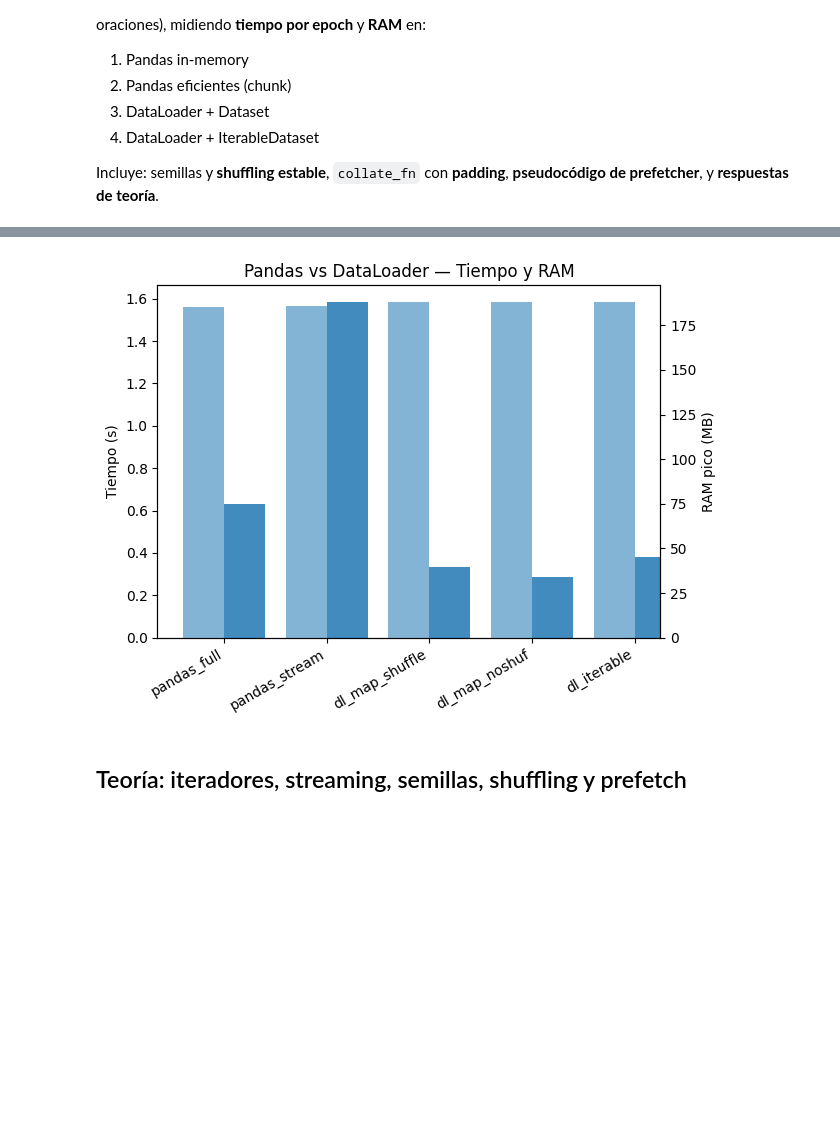
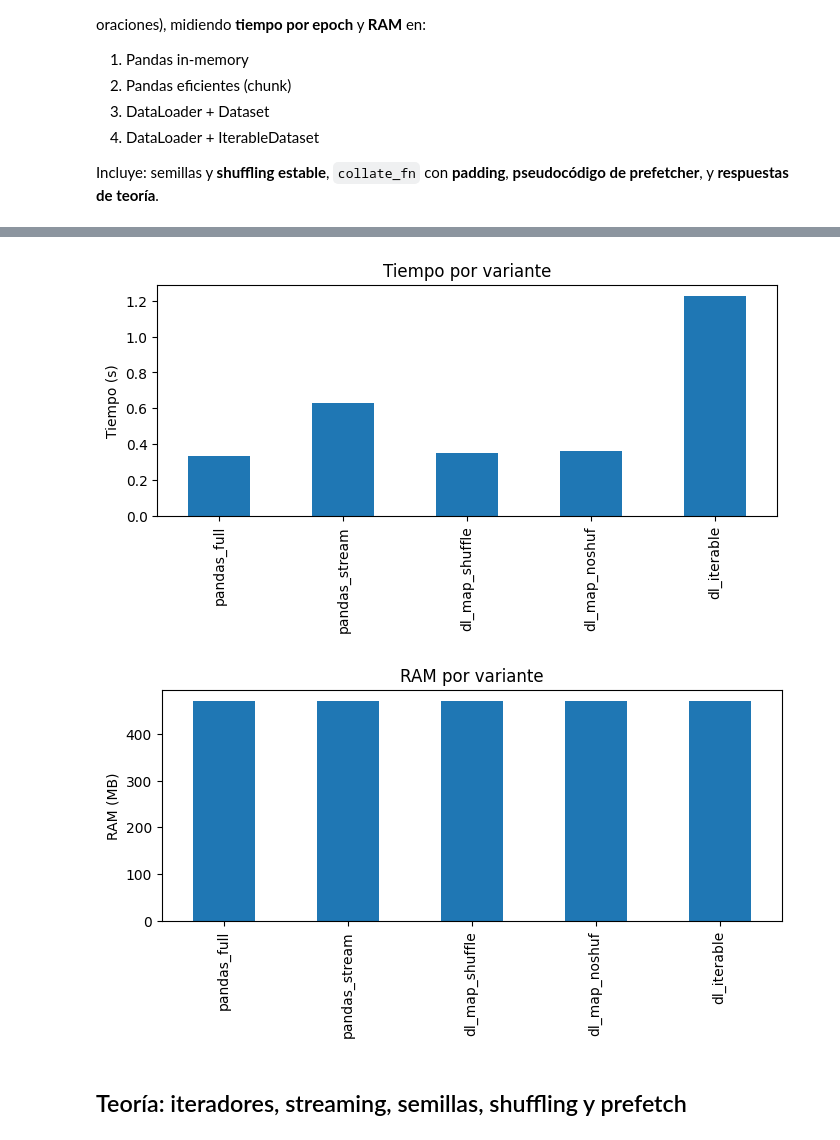
Before and after one commit to Aushzlten12/PC1-nlp, a Jupyter notebook: notebook.ipynb, the cells around one changed output, grey strips where cells are left out. Saved outputs shown, nothing was run; the diff lists cells and outputs as text; code cells hidden in the pictures; blank space fills up the shorter version.

Commit message:
Ultimas actualizaciones del cuaderno

```diff
--- a/notebook.ipynb
+++ b/notebook.ipynb
@@ -192,13 +211,5 @@ dl_iter = DataLoader(ds_iter, batch_size=BATCH_SIZE, collate_fn=collate_pad, num
 # %%
-# Métricas : Tiempo y RAM
-
-def max_ram():
-  return psutil.Process(os.getpid()).memory_info().rss / (1024 ** 3)
-
-class Reloj:
-  def __enter__(self):
-    self.t0 = time.perf_counter()
-    return self
-  def __exit__(self, exc_type, exc, tb):
-    self.elapsed = time.perf_counter() - self.t0
+def ram_mb():
+    # RAM actual del proceso en MB
+    return psutil.Process(os.getpid()).memory_info().rss / (1024**2)
 # %%
@@ -300,21 +388,18 @@ res_df
 # %%
-# Gráfico
-
 import matplotlib.pyplot as plt
 
-fig, ax1 = plt.subplots()
-ax2 = ax1.twinx()
-res_df["time_s"].plot(kind="bar", ax=ax1, position=0, width=0.4, alpha=0.85, label="Tiempo (s)")
-res_df["peak_ram_mb"].plot(kind="bar", ax=ax2, position=1, width=0.4, alpha=0.55, label="RAM pico (MB)")
+ax = res_df["time_s"].plot(kind="bar", figsize=(8,3))
+ax.set_ylabel("Tiempo (s)")
+ax.set_title("Tiempo por variante")
+plt.show()
 
-ax1.set_ylabel("Tiempo (s)")
-ax2.set_ylabel("RAM pico (MB)")
-ax1.set_title("Pandas vs DataLoader — Tiempo y RAM")
-ax1.set_xticklabels(res_df.index, rotation=30, ha="right")
-fig.tight_layout()
+ax = res_df["peak_ram_mb"].plot(kind="bar", figsize=(8,3))
+ax.set_ylabel("RAM (MB)")
+ax.set_title("RAM por variante")
 plt.show()
 # %% [output]
-[figure, old version]
+[figure, new version]
+[figure, added]
 # %% [markdown]
 ## Teoría: iteradores, streaming, semillas, shuffling y prefetch
 # %% [markdown]
```
Also changed, not shown: parts of 9 cells of this notebook, 5 other files.
